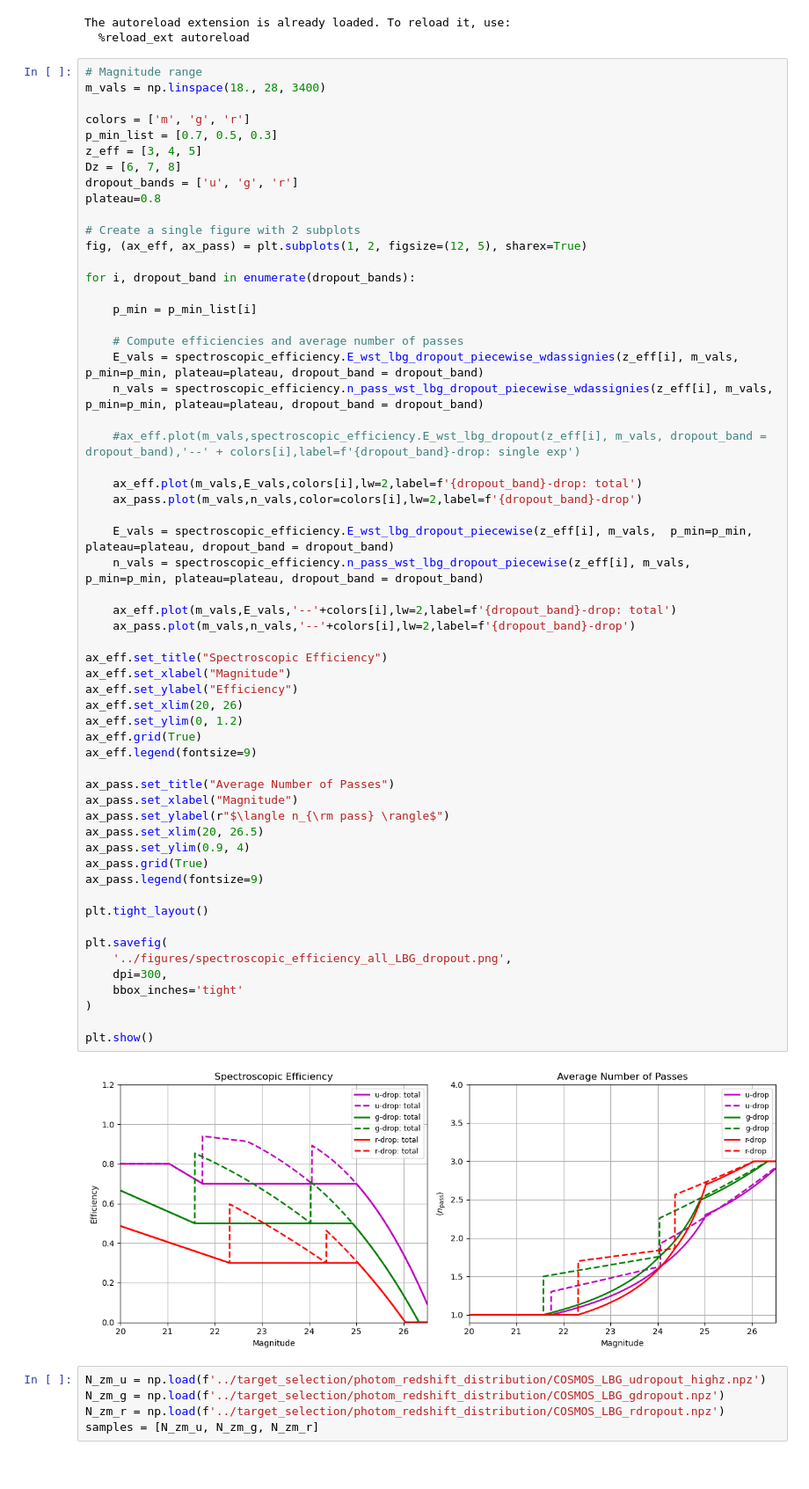
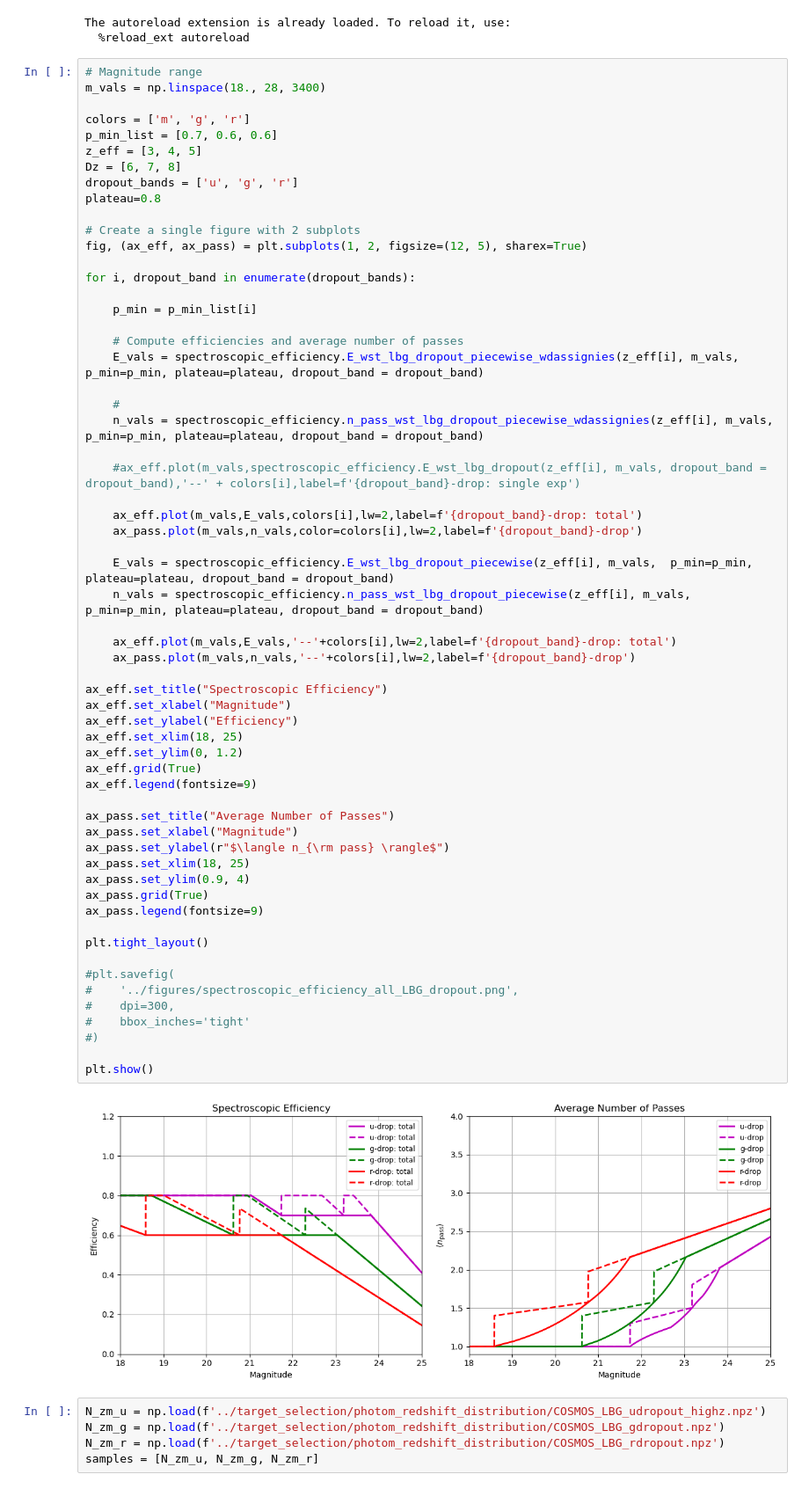
Before and after one commit to WST-Cosmology/WP221_Target_selection, a Jupyter notebook: survey_design/lbg_dropout_spectroscopic_efficiency.ipynb, the cells around one changed output. Shown at 88% size. Cells and saved outputs as stored; diff of their text form.

```diff
--- a/survey_design/lbg_dropout_spectroscopic_efficiency.ipynb
+++ b/survey_design/lbg_dropout_spectroscopic_efficiency.ipynb
@@ -13,7 +13,7 @@ The autoreload extension is already loaded. To reload it, use:
 m_vals = np.linspace(18., 28, 3400)
 
 colors = ['m', 'g', 'r']
-p_min_list = [0.7, 0.5, 0.3]
+p_min_list = [0.7, 0.6, 0.6]
 z_eff = [3, 4, 5]
 Dz = [6, 7, 8]
 dropout_bands = ['u', 'g', 'r']
@@ -28,46 +28,48 @@ for i, dropout_band in enumerate(dropout_bands):
 
     # Compute efficiencies and average number of passes
     E_vals = spectroscopic_efficiency.E_wst_lbg_dropout_piecewise_wdassignies(z_eff[i], m_vals,  p_min=p_min, plateau=plateau, dropout_band = dropout_band)
+
+    #
     n_vals = spectroscopic_efficiency.n_pass_wst_lbg_dropout_piecewise_wdassignies(z_eff[i], m_vals, p_min=p_min, plateau=plateau, dropout_band = dropout_band)
 
     #ax_eff.plot(m_vals,spectroscopic_efficiency.E_wst_lbg_dropout(z_eff[i], m_vals, dropout_band = dropout_band),'--' + colors[i],label=f'{dropout_band}-drop: single exp')
 
     ax_eff.plot(m_vals,E_vals,colors[i],lw=2,label=f'{dropout_band}-drop: total')
     ax_pass.plot(m_vals,n_vals,color=colors[i],lw=2,label=f'{dropout_band}-drop')
 
     E_vals = spectroscopic_efficiency.E_wst_lbg_dropout_piecewise(z_eff[i], m_vals,  p_min=p_min, plateau=plateau, dropout_band = dropout_band)
     n_vals = spectroscopic_efficiency.n_pass_wst_lbg_dropout_piecewise(z_eff[i], m_vals, p_min=p_min, plateau=plateau, dropout_band = dropout_band)
 
     ax_eff.plot(m_vals,E_vals,'--'+colors[i],lw=2,label=f'{dropout_band}-drop: total')
     ax_pass.plot(m_vals,n_vals,'--'+colors[i],lw=2,label=f'{dropout_band}-drop')
 
 ax_eff.set_title("Spectroscopic Efficiency")
 ax_eff.set_xlabel("Magnitude")
 ax_eff.set_ylabel("Efficiency")
-ax_eff.set_xlim(20, 26)
+ax_eff.set_xlim(18, 25)
 ax_eff.set_ylim(0, 1.2)
 ax_eff.grid(True)
 ax_eff.legend(fontsize=9)
 
 ax_pass.set_title("Average Number of Passes")
 ax_pass.set_xlabel("Magnitude")
 ax_pass.set_ylabel(r"$\langle n_{\rm pass} \rangle$")
-ax_pass.set_xlim(20, 26.5)
+ax_pass.set_xlim(18, 25)
 ax_pass.set_ylim(0.9, 4)
 ax_pass.grid(True)
 ax_pass.legend(fontsize=9)
 
 plt.tight_layout()
 
-plt.savefig(
-    '../figures/spectroscopic_efficiency_all_LBG_dropout.png',
-    dpi=300,
-    bbox_inches='tight'
-)
+#plt.savefig(
+#    '../figures/spectroscopic_efficiency_all_LBG_dropout.png',
+#    dpi=300,
+#    bbox_inches='tight'
+#)
 
 plt.show()
 # %% [output]
-[figure, old version]
+[figure, new version]
 # %%
 N_zm_u = np.load(f'../target_selection/photom_redshift_distribution/COSMOS_LBG_udropout_highz.npz')
 N_zm_g = np.load(f'../target_selection/photom_redshift_distribution/COSMOS_LBG_gdropout.npz')
```
Also changed, not shown: parts of 5 cells of this notebook, 15 other files.
